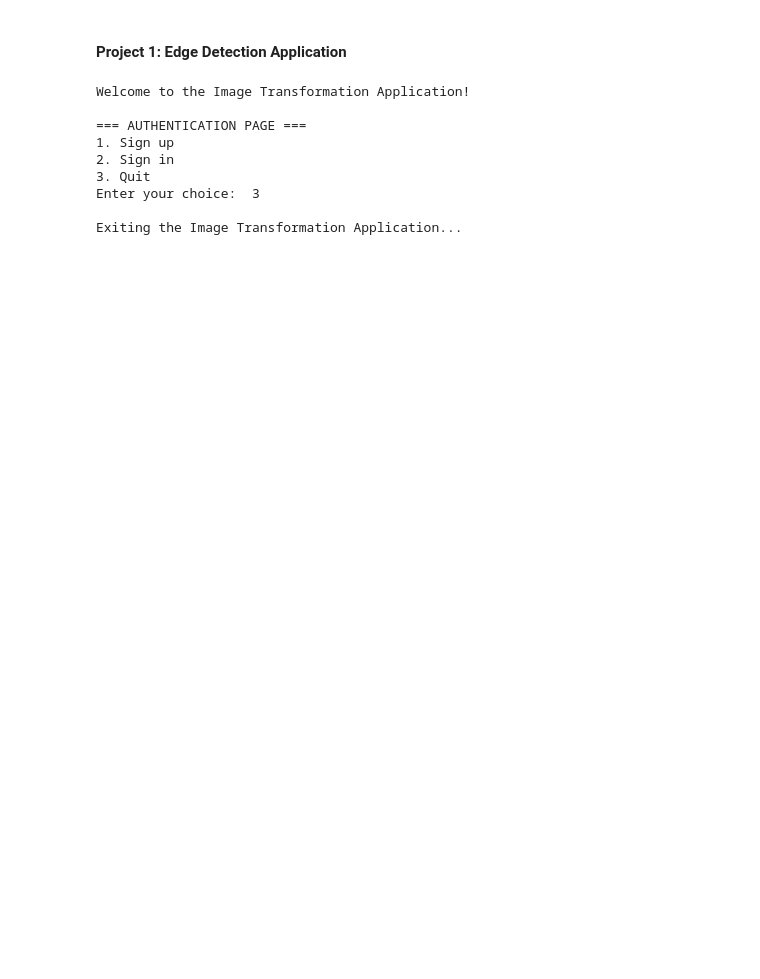
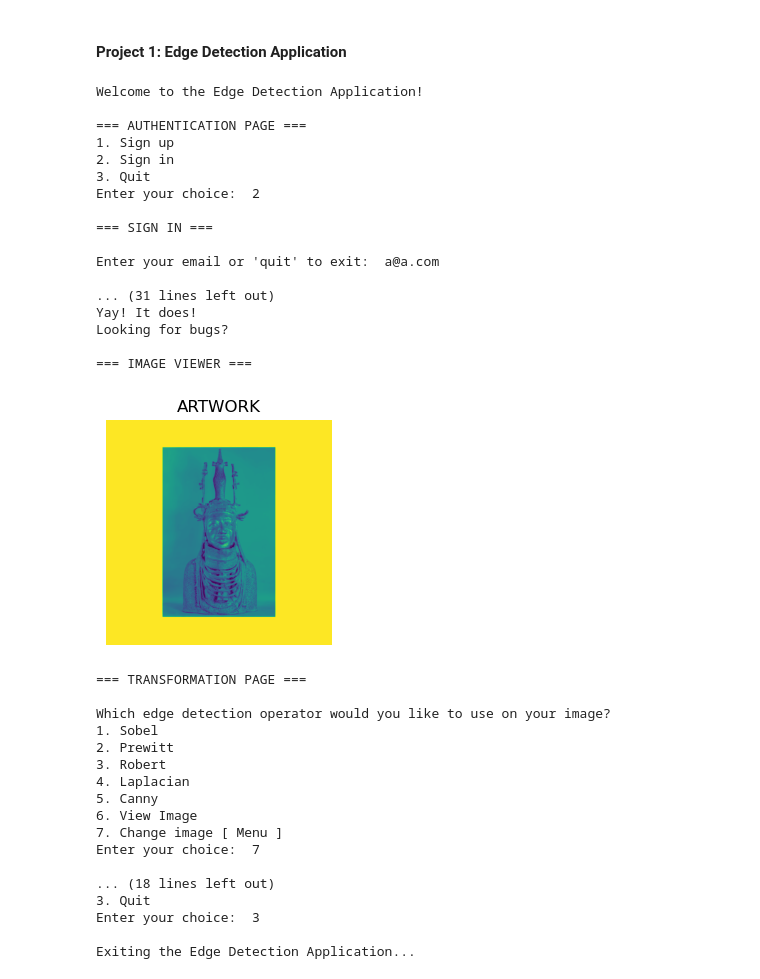
Before and after one commit to ochudi/cofomacsc418, a Jupyter notebook: week-4/project-1.ipynb, the cells around one changed output. Drawn from its saved outputs; the diff is of its cells as text; code cells hidden in the pictures; blank space fills up the shorter version.

Commit message:
Add view function

```diff
--- a/week-4/project-1.ipynb
+++ b/week-4/project-1.ipynb
@@ -464,8 +500,7 @@ def main():
 
 
                     # Get the image path.
-                    image_path = f"/Users/chudi/Documents/study/school/final/csc418/github-repo/cofomacsc418/week-3/database/collections/{chosen}/{image}.jpg"
-                    path = image_path
+                    image_path = f"database/collections/{chosen}/{image}.jpg"
 
                     # Inner loop to carry out various edge operators on the same image.
                     while True:
@@ -474,36 +509,63 @@ def main():
 
                         # Check if the input is a valid choice (a number between 1 and 7)
                         if operator_choice.isdigit() and 1 <= int(operator_choice) <= 7:
                             if operator_choice == "7":
-                                print('\nRedirecting to Main Menu...\n\n\n')
+                                print('\nRedirecting to Main Menu...\n')
                                 break
 
                             else:
                                 # Perform selected enhancement on the user's image
+                                print(f"Checking if path [{image_path}] exists...")
                                 if os.path.exists(image_path):
-                                    img = cv2.imread(image_path, 0)
-                                    transform_image(img, operator_choice)
+                                    print("Yay! It does!")
+                                    edge_detect(image_path, operator_choice)
                                 else:
                                     print("Image not found.")
                         else:
                             print("\nInvalid choice. Please enter a number between 1 and 7:")
         elif choice == "3":
             print("\nExiting the Edge Detection Application...")
             break
         else:
             print("\nInvalid choice. Please try again.")
 
 
 # Execute the main function
 if __name__ == "__main__":
     main()
 # %% [output]
-Welcome to the Image Transformation Application!
+Welcome to the Edge Detection Application!
 
 === AUTHENTICATION PAGE ===
 1. Sign up
 2. Sign in
 3. Quit
-Enter your choice:  3
+Enter your choice:  2
 
-Exiting the Image Transformation Application...
+=== SIGN IN ===
+
+Enter your email or 'quit' to exit:  a@a.com
+
+... (31 lines left out)
+Yay! It does!
+Looking for bugs?
+
+=== IMAGE VIEWER ===
+[figure, added]
+=== TRANSFORMATION PAGE ===
+
+Which edge detection operator would you like to use on your image?
+1. Sobel
+2. Prewitt
+3. Robert
+4. Laplacian
+5. Canny
+6. View Image
+7. Change image [ Menu ]
+Enter your choice:  7
+
+... (18 lines left out)
+3. Quit
+Enter your choice:  3
+
+Exiting the Edge Detection Application...
```
Also changed, not shown: parts of 1 cell of this notebook, 1 other file.
